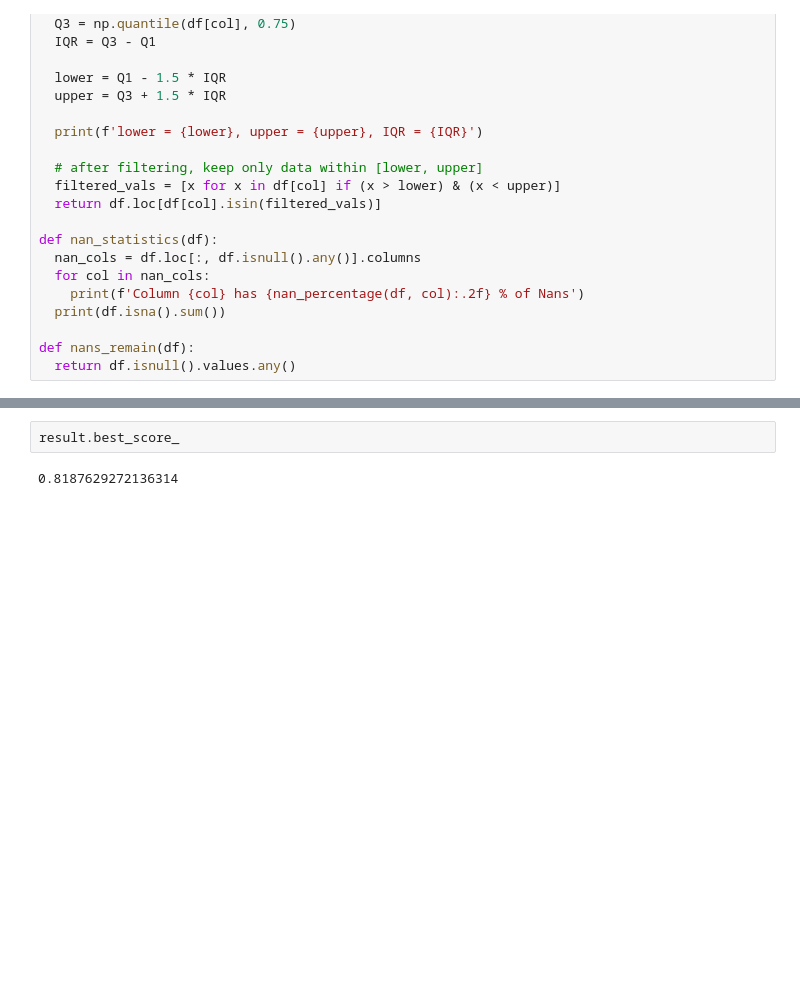
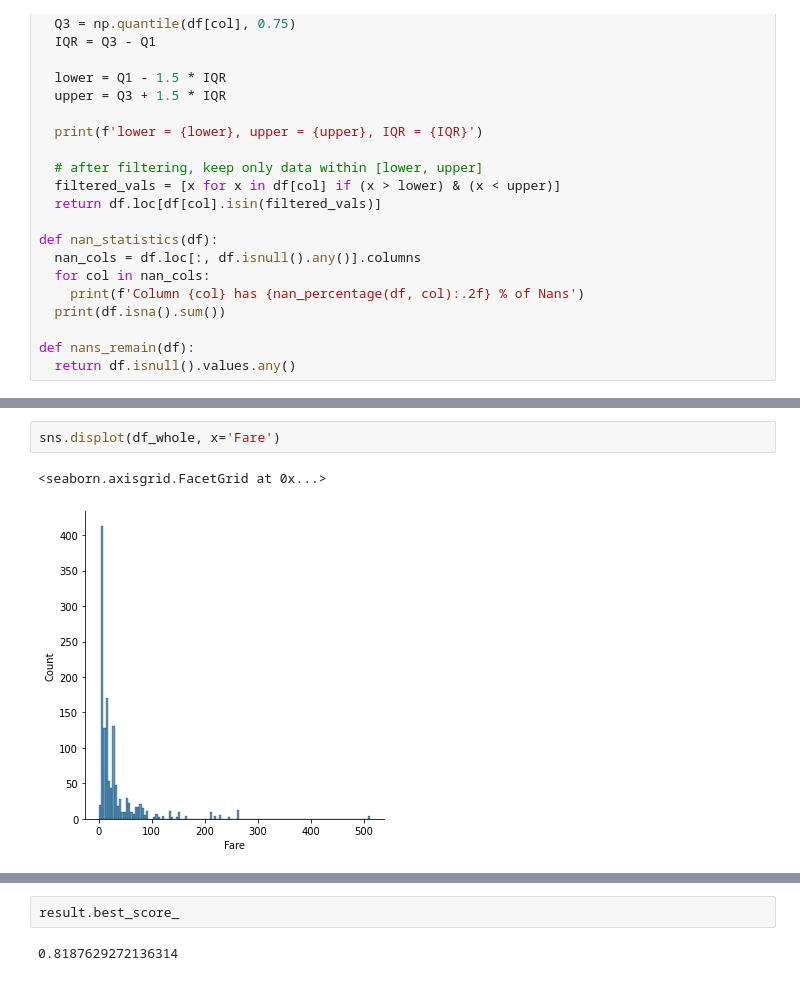
Before and after one commit to PashaIanko/Kaggle.Titanic, a Jupyter notebook: Main.ipynb, the cells around one changed output, grey strips where cells are left out. Saved outputs shown, nothing was run; the diff lists cells and outputs as text; blank space fills up the shorter version.

```diff
--- a/Main.ipynb
+++ b/Main.ipynb
@@ -144,0 +155,5 @@ sns.displot(train, x='Age')
+# %%
+sns.displot(df_whole, x='Fare')
+# %% [output]
+<seaborn.axisgrid.FacetGrid at 0x...>
+[figure, added]
```
Also changed, not shown: parts of 30 cells of this notebook.
